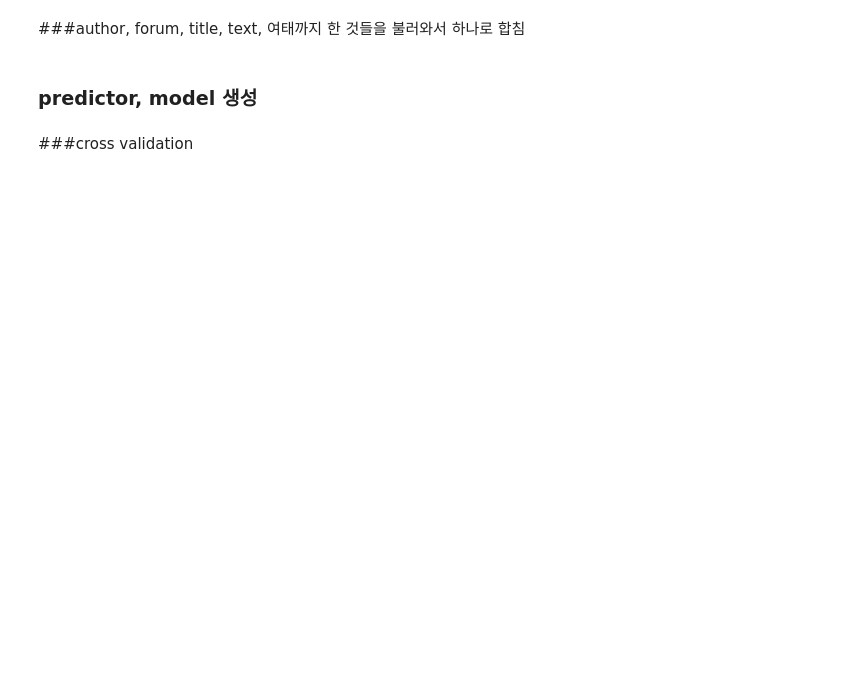
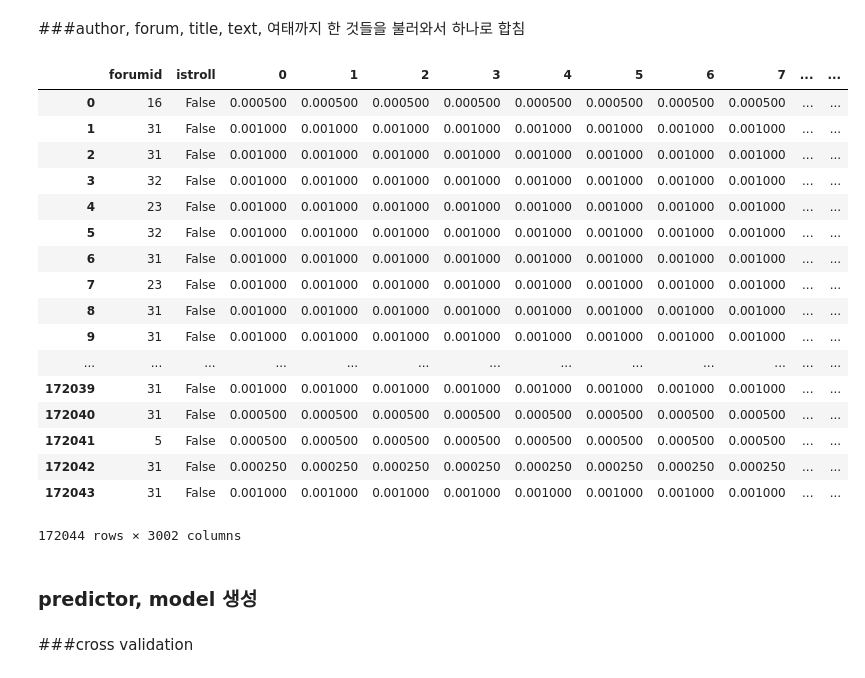
Before and after one commit to MacLunch/MacLunch, a Jupyter notebook: 1.Feature Extraction - Combine All.ipynb, the cells around one changed output. Drawn from its saved outputs; the diff is of its cells as text; code cells hidden in the pictures; blank space fills up the shorter version.

```diff
--- a/1.Feature Extraction - Combine All.ipynb
+++ b/1.Feature Extraction - Combine All.ipynb
@@ -3,20 +3,36 @@
 # %%
 import pandas as pd
 import numpy as np
 import json
 import pickle
 
-num_title = 300
-num_text = 1000
+max_features = 1000
+author_forum_p = pickle.load(open("author, forum_%d.p" % max_features, "rb"))
+title_p = pickle.load(open("title_%d.p" % max_features, "rb"))
+text_p = pickle.load(open("text_%d.p" % max_features, "rb"))
 
-author_forum_p = pickle.load(open("author, forum_%d.p" % max_features, "rb"))
-title_p = pickle.load(open("title_%d.p" % num_title, "rb"))
-text_p = pickle.load(open("text_%d.p" % num_text, "rb"))
+train = pd.concat([author_forum_p, title_p, text_p], axis = 1)
 
-# train = pd.concat([author_forum_p, title_p, text_p], axis = 1)
-train = pd.concat([title_p, text_p], axis = 1)
-
-train = author_forum_p
+train
+# %% [output]
+|  | forumid | istroll | 0 | 1 | 2 | 3 | 4 | 5 | 6 | 7 | ... | ... |
+| 0 | 16 | False | 0.000500 | 0.000500 | 0.000500 | 0.000500 | 0.000500 | 0.000500 | 0.000500 | 0.000500 | ... | ... |
+| 1 | 31 | False | 0.001000 | 0.001000 | 0.001000 | 0.001000 | 0.001000 | 0.001000 | 0.001000 | 0.001000 | ... | ... |
+| 2 | 31 | False | 0.001000 | 0.001000 | 0.001000 | 0.001000 | 0.001000 | 0.001000 | 0.001000 | 0.001000 | ... | ... |
+| 3 | 32 | False | 0.001000 | 0.001000 | 0.001000 | 0.001000 | 0.001000 | 0.001000 | 0.001000 | 0.001000 | ... | ... |
+| 4 | 23 | False | 0.001000 | 0.001000 | 0.001000 | 0.001000 | 0.001000 | 0.001000 | 0.001000 | 0.001000 | ... | ... |
+| 5 | 32 | False | 0.001000 | 0.001000 | 0.001000 | 0.001000 | 0.001000 | 0.001000 | 0.001000 | 0.001000 | ... | ... |
+| 6 | 31 | False | 0.001000 | 0.001000 | 0.001000 | 0.001000 | 0.001000 | 0.001000 | 0.001000 | 0.001000 | ... | ... |
+| 7 | 23 | False | 0.001000 | 0.001000 | 0.001000 | 0.001000 | 0.001000 | 0.001000 | 0.001000 | 0.001000 | ... | ... |
+| 8 | 31 | False | 0.001000 | 0.001000 | 0.001000 | 0.001000 | 0.001000 | 0.001000 | 0.001000 | 0.001000 | ... | ... |
+| 9 | 31 | False | 0.001000 | 0.001000 | 0.001000 | 0.001000 | 0.001000 | 0.001000 | 0.001000 | 0.001000 | ... | ... |
+| ... | ... | ... | ... | ... | ... | ... | ... | ... | ... | ... | ... | ... |
+| 172039 | 31 | False | 0.001000 | 0.001000 | 0.001000 | 0.001000 | 0.001000 | 0.001000 | 0.001000 | 0.001000 | ... | ... |
+| 172040 | 31 | False | 0.000500 | 0.000500 | 0.000500 | 0.000500 | 0.000500 | 0.000500 | 0.000500 | 0.000500 | ... | ... |
+| 172041 | 5 | False | 0.000500 | 0.000500 | 0.000500 | 0.000500 | 0.000500 | 0.000500 | 0.000500 | 0.000500 | ... | ... |
+| 172042 | 31 | False | 0.000250 | 0.000250 | 0.000250 | 0.000250 | 0.000250 | 0.000250 | 0.000250 | 0.000250 | ... | ... |
+| 172043 | 31 | False | 0.001000 | 0.001000 | 0.001000 | 0.001000 | 0.001000 | 0.001000 | 0.001000 | 0.001000 | ... | ... |
+172044 rows × 3002 columns
 # %% [markdown]
 ### predictor, model 생성
 # %%
```
Also changed, not shown: parts of 3 cells of this notebook, 5 other files.
